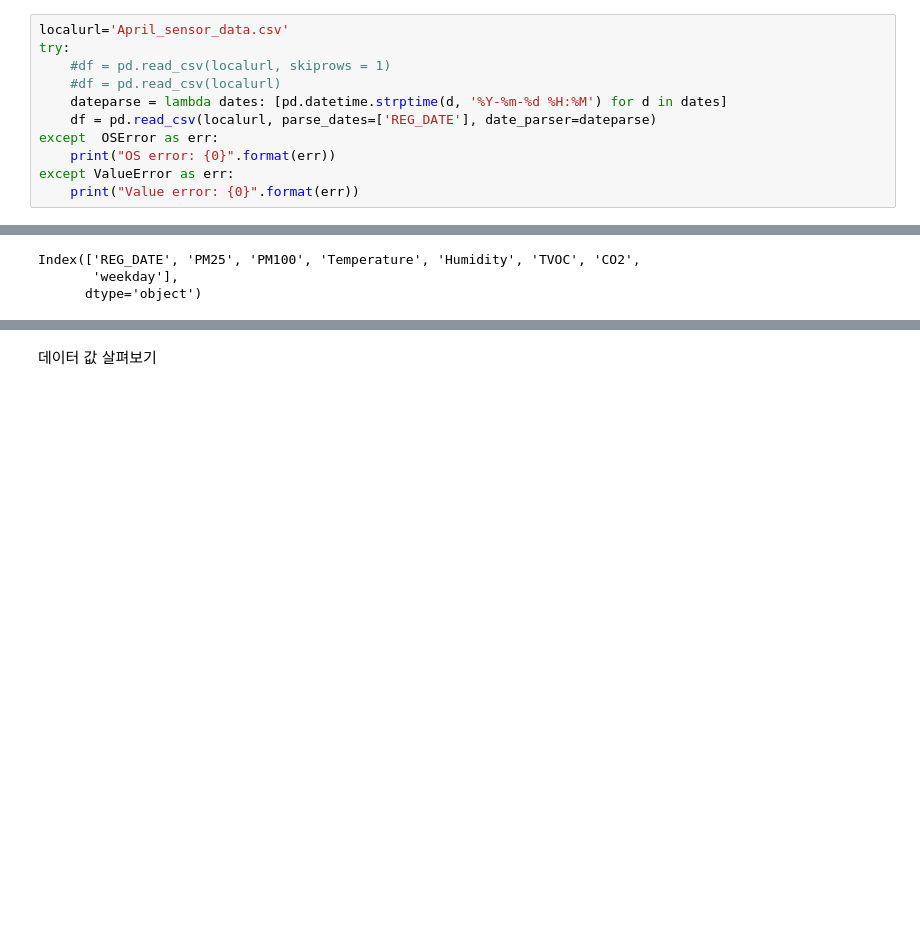
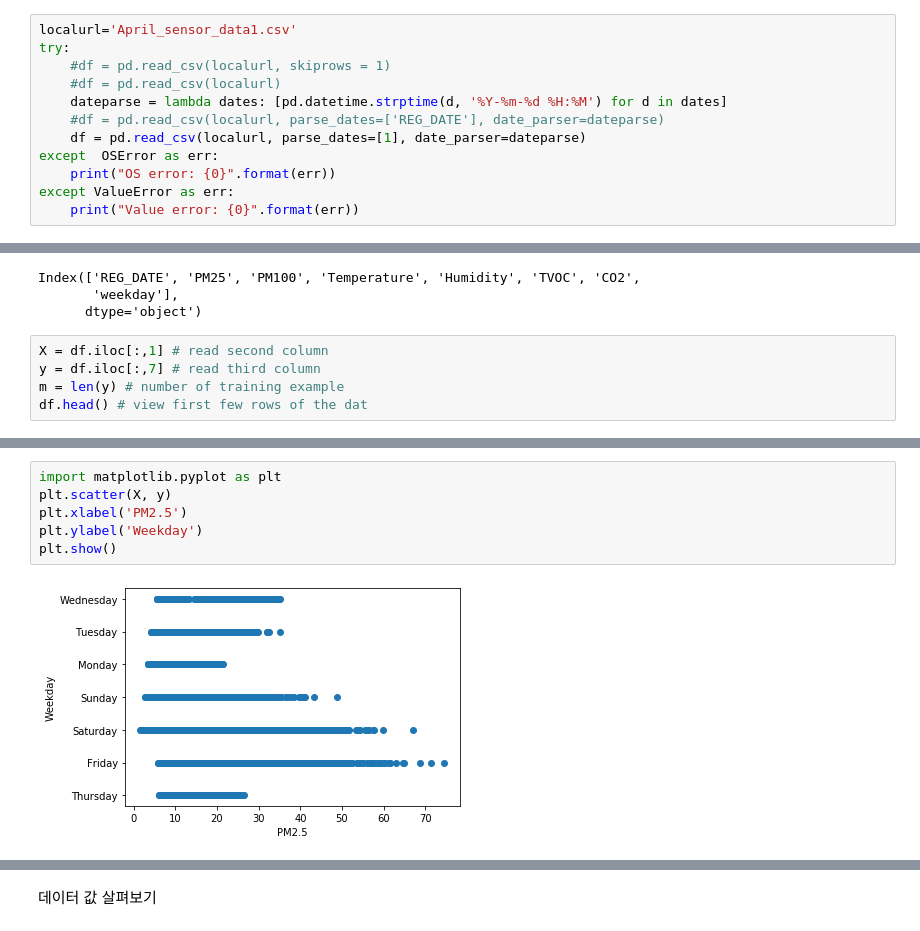
Before and after one commit to iceman67/DataAnalysis, a Jupyter notebook: CSV_Data_Processing.ipynb, the cells around one changed output, grey strips where cells are left out. Cells and saved outputs as stored; diff of their text form; blank space fills up the shorter version.

```diff
--- a/CSV_Data_Processing.ipynb
+++ b/CSV_Data_Processing.ipynb
@@ -3,12 +3,13 @@ import pandas as pd
 # %% [markdown]
 오픈 API 호출을 통해 수집되어진 자료를 CSV로 저장하여 데이터 전처리 및 EDA 분석 수행
 # %%
-localurl='April_sensor_data.csv'
+localurl='April_sensor_data1.csv'
 try:
     #df = pd.read_csv(localurl, skiprows = 1)
     #df = pd.read_csv(localurl)
     dateparse = lambda dates: [pd.datetime.strptime(d, '%Y-%m-%d %H:%M') for d in dates]
-    df = pd.read_csv(localurl, parse_dates=['REG_DATE'], date_parser=dateparse)
+    #df = pd.read_csv(localurl, parse_dates=['REG_DATE'], date_parser=dateparse)
+    df = pd.read_csv(localurl, parse_dates=[1], date_parser=dateparse)
 except  OSError as err:
     print("OS error: {0}".format(err))
 except ValueError as err:
@@ -81,3 +82,8 @@ df.columns
 Index(['REG_DATE', 'PM25', 'PM100', 'Temperature', 'Humidity', 'TVOC', 'CO2',
        'weekday'],
       dtype='object')
+# %%
+X = df.iloc[:,1] # read second column
+y = df.iloc[:,7] # read third column
+m = len(y) # number of training example
+df.head() # view first few rows of the dat
@@ -83,0 +97,8 @@ Index(['REG_DATE', 'PM25', 'PM100', 'Temperature', 'Humidity', 'TVOC', 'CO2',
+# %%
+import matplotlib.pyplot as plt
+plt.scatter(X, y)
+plt.xlabel('PM2.5')
+plt.ylabel('Weekday')
+plt.show()
+# %% [output]
+[figure, added]
```
Also changed, not shown: parts of 30 cells of this notebook.
